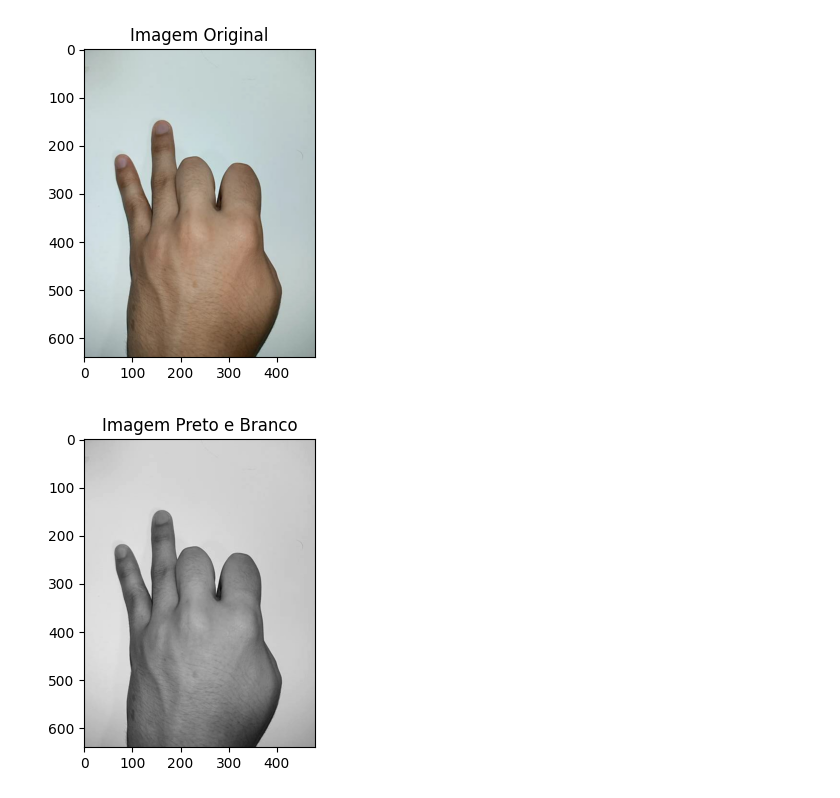
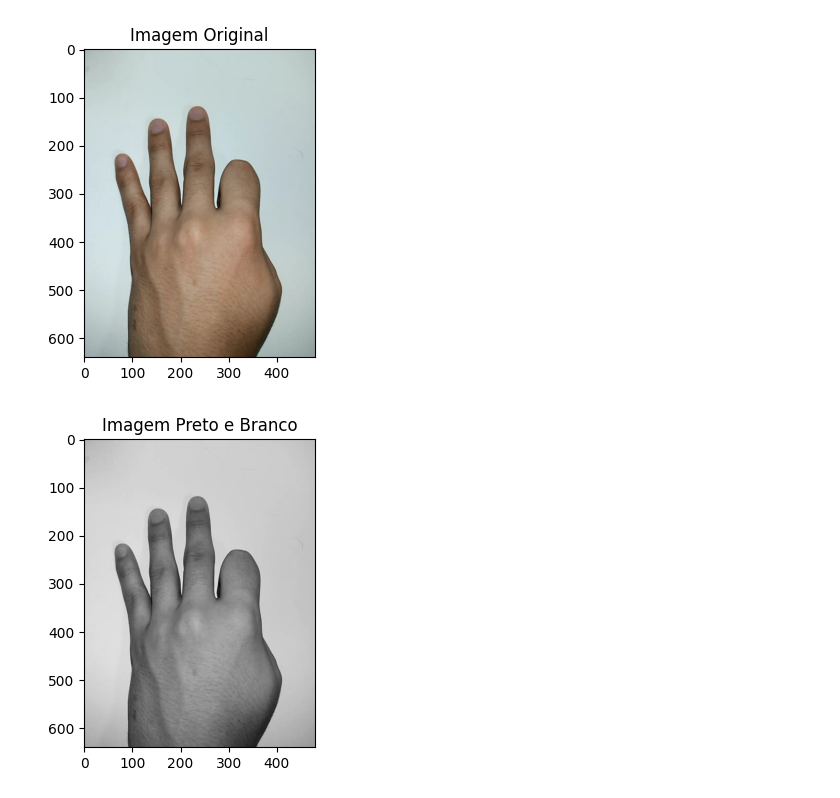
Before and after one commit to ArthurNeves0512/Hand-Gesture-Recognition, a Jupyter notebook: main.ipynb, the cells around one changed output. Drawn from its saved outputs; the diff is of its cells as text; code cells hidden in the pictures.

```diff
--- a/main.ipynb
+++ b/main.ipynb
@@ -84,17 +84,17 @@ def findContours(image, source_image):
 
     return (source_image, src_img, image, bounding_box)
 # %%
-file_path = "image_tests/image5.jpeg"
+file_path = "image_tests/image6.jpeg"
 base_image = cv2.imread(file_path, -1)
 base_image = cv2.cvtColor(base_image, cv2.COLOR_BGR2RGB)
 
 image = cv2.imread(file_path, 0)
 
 show_image(base_image, "Imagem Original")
 show_image(image, "Imagem Preto e Branco")
 # %% [output]
-[figure, old version]
+[figure, new version]
-[figure, old version]
+[figure, new version]
 # %%
 processed_image = baseProcessing(image, threshold)
 show_image(processed_image)
```
Also changed, not shown: parts of 5 cells of this notebook.
